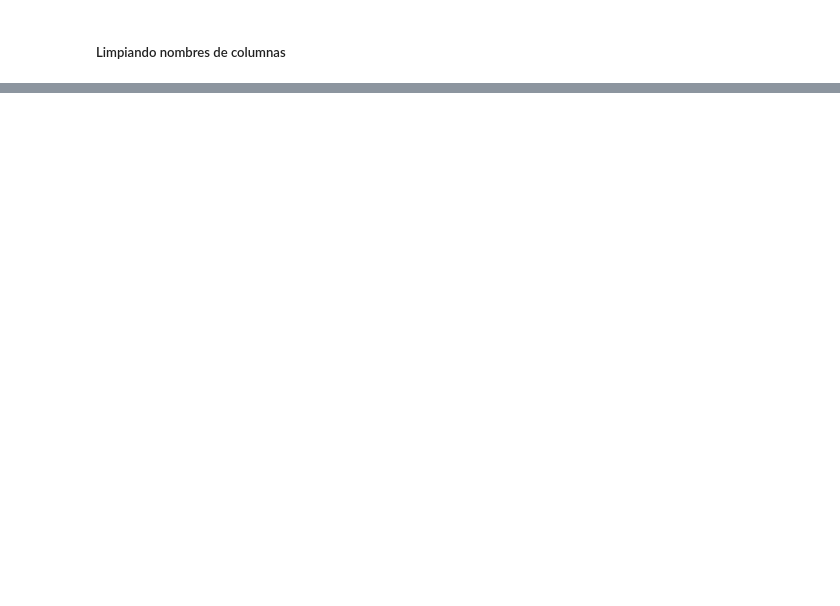
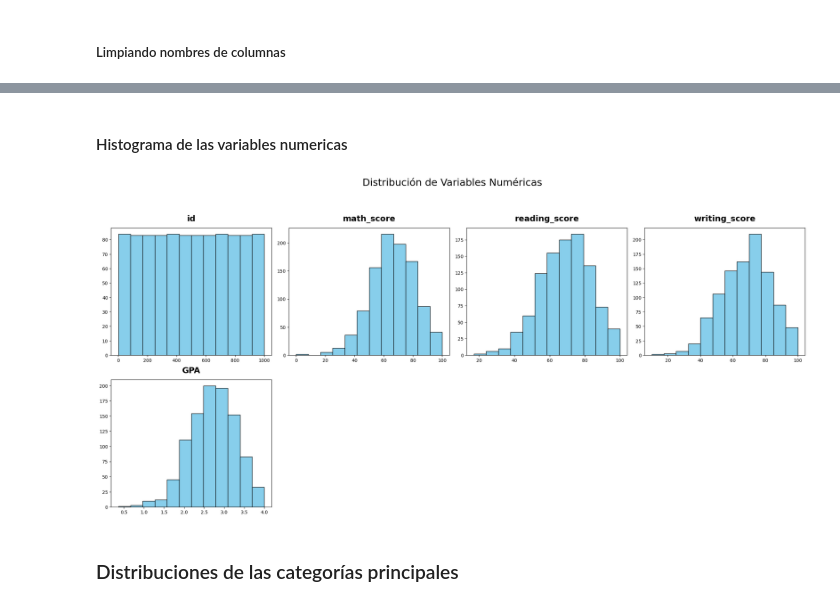
Before and after one commit to JosueSalomon/Proyecto_1_Teoria_de_la_simulacion, a Jupyter notebook: EDA.ipynb, the cells around one changed output, grey strips where cells are left out. Cells and saved outputs as stored; diff of their text form; code cells hidden in the pictures; blank space fills up the shorter version.

Commit message:
Se cambio de dataset a uno mejor simulado, se llego al conteo de las distribuciones, mejores comentarios para entender mejor, nuvas listas de la cateogria numerica

```diff
--- a/EDA.ipynb
+++ b/EDA.ipynb
@@ -50,0 +69,2 @@ dtype: object
+# %%
+df.insert(0, 'id', range(1, len(df) + 1))
@@ -50,0 +73,2 @@ dtype: object
+# %%
+df["GPA"] = df[["math score", "reading score", "writing score"]].mean(axis=1) * (4 / 100)
@@ -51,8 +89,6 @@ dtype: object
 # %% [markdown]
 ##### Limpiando nombres de columnas
-# %%
-df.columns = ['ID', 'Age', 'Gender', 'GPA', 'Study_Hours', 'Social_Media',
-            'Sleep', 'Exercise', 'Family_Support', 'Financial_Stress',
-            'Peer_Pressure', 'Relationship_Stress', 'Mental_Stress',
-            'Counseling', 'Diet', 'Coping_Strategies', 'Cognitive_Distortions',
-            'Mental_Health_History', 'Medical_Condition', 'Substance_Use']
+# %%
+df.columns = ['id','gender', 'race', 'parental_level_of_education', 'lunch',
+        'test_preparation_course', 'math_score', 'reading_score',
+        'writing_score', 'GPA']
@@ -86,0 +153,22 @@ cat_cols
+# %% [markdown]
+#### Histograma de las variables numericas
+# %%
+import matplotlib.pyplot as plt
+
+axes = df.select_dtypes(include=['int64', 'float64']).hist(
+    figsize=(22, 19), bins=12, edgecolor='black', layout=(4, 4), grid=False, color='skyblue'
+)
+
+for ax in axes.flatten():
+    ax.set_title(ax.get_title(), fontsize=18,y = 1.03, fontweight='bold')
+    ax.set_xlabel(ax.get_xlabel(), fontsize=14)  # Ajusta tamaño del label en X
+    ax.set_ylabel(ax.get_ylabel(), fontsize=16)  # Ajusta tamaño del label en Y
+
+plt.suptitle('Distribución de Variables Numéricas', fontsize=22, y=1.03)
+
+plt.tight_layout()
+plt.show()
+# %% [output]
+[figure, added]
+# %% [markdown]
+### Distribuciones de las categorías principales
```
Also changed, not shown: parts of 26 cells of this notebook, 2 other files.
